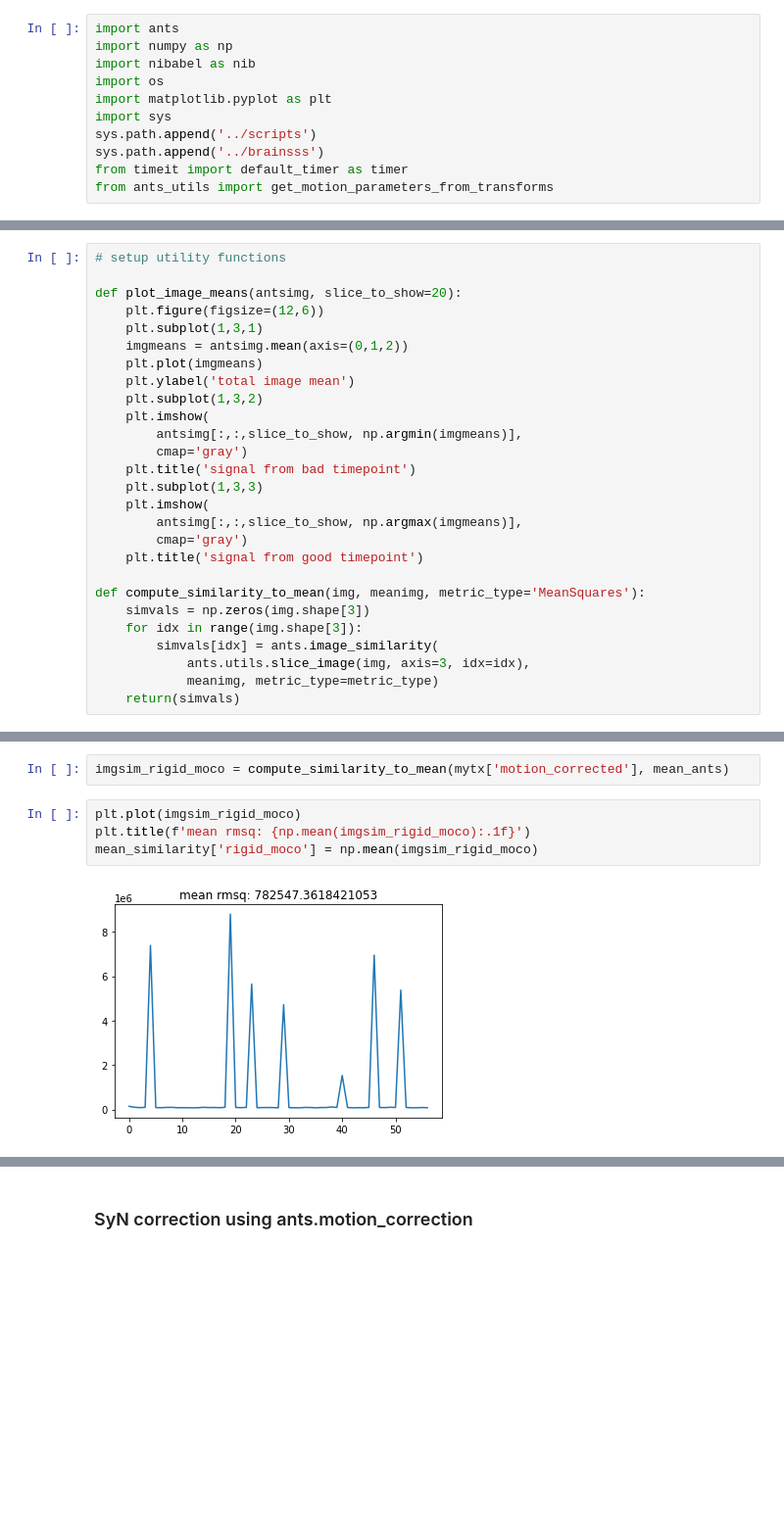
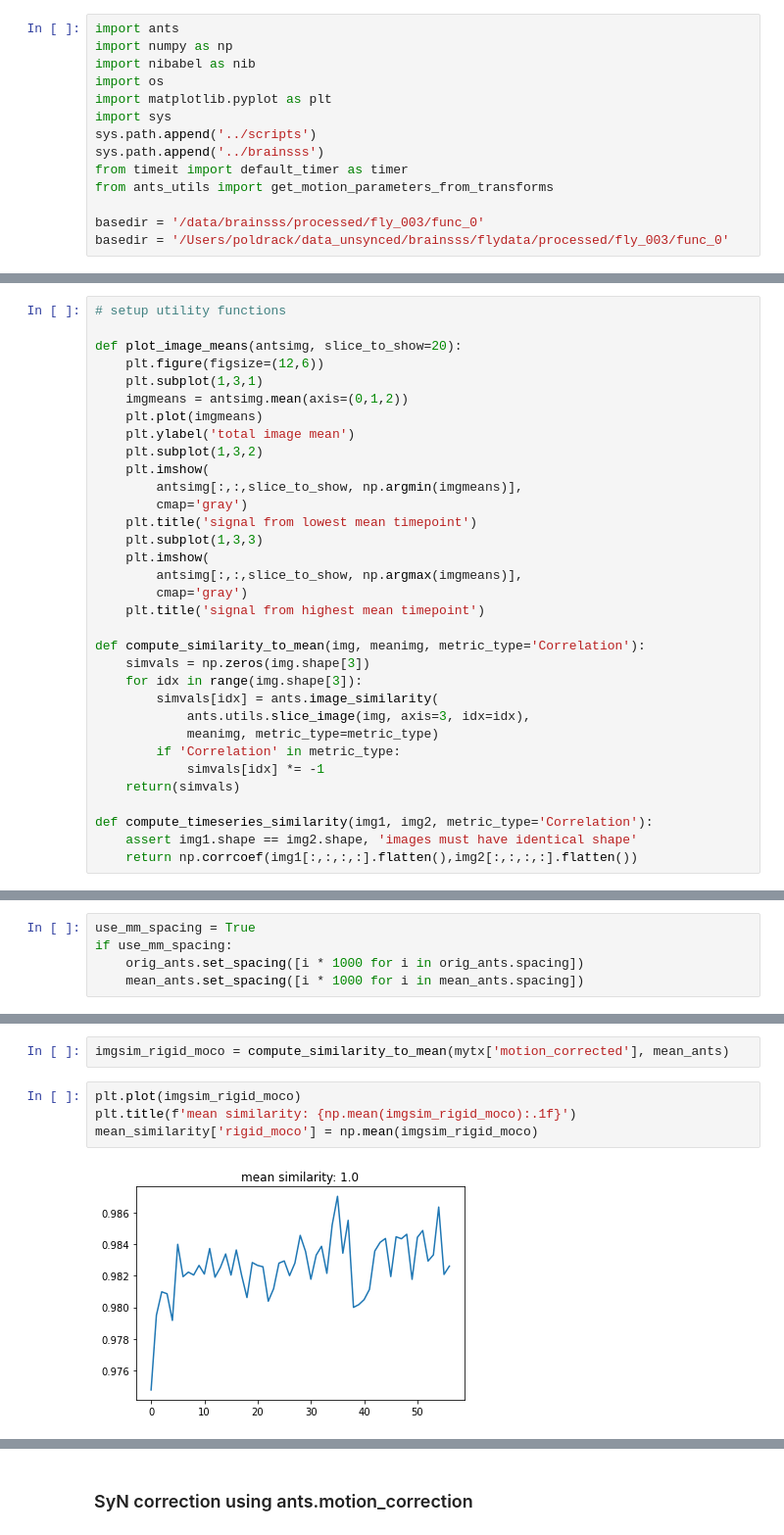
Before and after one commit to ClandininLab/brainsss2, a Jupyter notebook: filtering/MotionCorrectionTests.ipynb, the cells around one changed output, grey strips where cells are left out. Shown at 98% size. Cells and saved outputs as stored; diff of their text form; blank space fills up the shorter version.

```diff
--- a/filtering/MotionCorrectionTests.ipynb
+++ b/filtering/MotionCorrectionTests.ipynb
@@ -16,3 +16,6 @@ sys.path.append('../scripts')
 sys.path.append('../brainsss')
 from timeit import default_timer as timer
 from ants_utils import get_motion_parameters_from_transforms
+
+basedir = '/data/brainsss/processed/fly_003/func_0'
+basedir = '/Users/poldrack/data_unsynced/brainsss/flydata/processed/fly_003/func_0'
@@ -29,20 +36,26 @@ def plot_image_means(antsimg, slice_to_show=20):
     plt.imshow(
         antsimg[:,:,slice_to_show, np.argmin(imgmeans)],
         cmap='gray')
-    plt.title('signal from bad timepoint')
+    plt.title('signal from lowest mean timepoint')
     plt.subplot(1,3,3)
     plt.imshow(
         antsimg[:,:,slice_to_show, np.argmax(imgmeans)],
         cmap='gray')
-    plt.title('signal from good timepoint')
+    plt.title('signal from highest mean timepoint')
 
-def compute_similarity_to_mean(img, meanimg, metric_type='MeanSquares'):
+def compute_similarity_to_mean(img, meanimg, metric_type='Correlation'):
     simvals = np.zeros(img.shape[3])
     for idx in range(img.shape[3]):
         simvals[idx] = ants.image_similarity(
             ants.utils.slice_image(img, axis=3, idx=idx),
             meanimg, metric_type=metric_type)
+        if 'Correlation' in metric_type:
+            simvals[idx] *= -1
     return(simvals)
+
+def compute_timeseries_similarity(img1, img2, metric_type='Correlation'):
+    assert img1.shape == img2.shape, 'images must have identical shape'
+    return np.corrcoef(img1[:,:,:,:].flatten(),img2[:,:,:,:].flatten())
 # %% [markdown]
 ### Data setup
 
@@ -64,3 +77,8 @@ mean_similarity = {}
+# %%
+use_mm_spacing = True
+if use_mm_spacing:
+    orig_ants.set_spacing([i * 1000 for i in orig_ants.spacing])
+    mean_ants.set_spacing([i * 1000 for i in mean_ants.spacing])
 # %% [markdown]
 ### Rigid alignment using ants.motion_correction
 # %%
@@ -93,7 +126,7 @@ We can also compute the image similarity between each frame of the motion correc
 imgsim_rigid_moco = compute_similarity_to_mean(mytx['motion_corrected'], mean_ants)
 # %%
 plt.plot(imgsim_rigid_moco)
-plt.title(f'mean rmsq: {np.mean(imgsim_rigid_moco):.1f}')
+plt.title(f'mean similarity: {np.mean(imgsim_rigid_moco):.1f}')
 mean_similarity['rigid_moco'] = np.mean(imgsim_rigid_moco)
 # %% [output]
-[figure, old version]
+[figure, new version]
```
Also changed, not shown: parts of 34 cells of this notebook.
